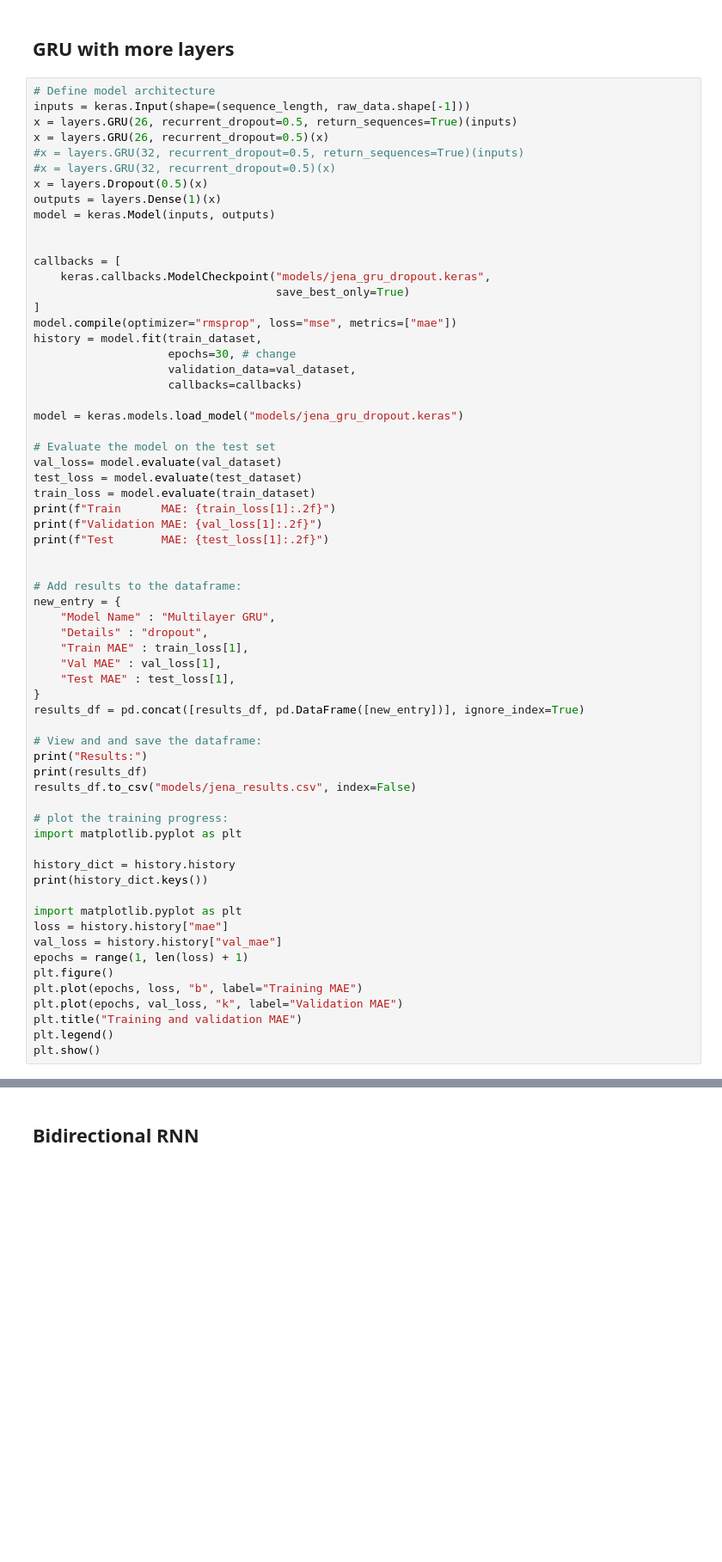
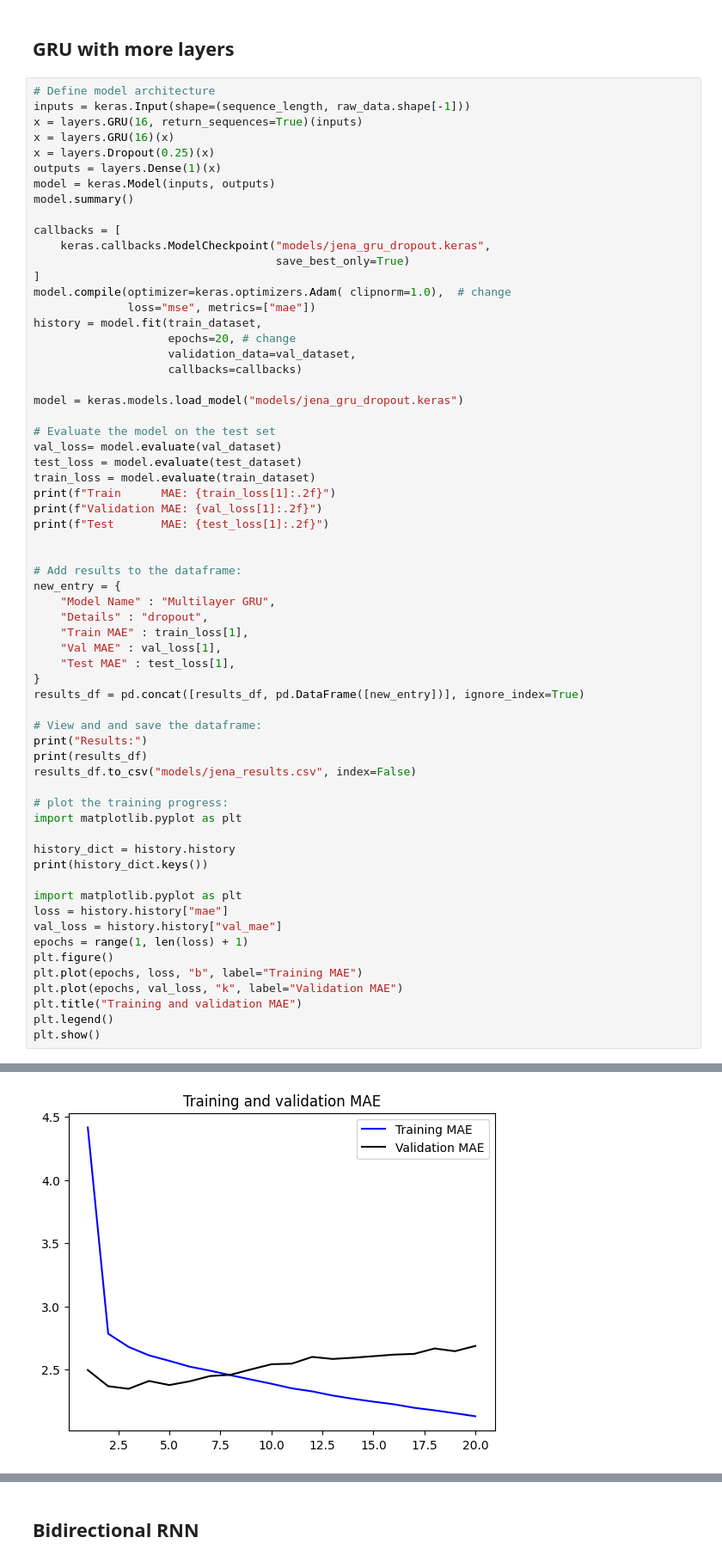
Before and after one commit to safeliquids/notebooks-for-NES2-2024, a Jupyter notebook: lecture_11/simple_time_series.ipynb, the cells around one changed output, grey strips where cells are left out. Shown at 86% size. Saved outputs shown, nothing was run; the diff lists cells and outputs as text; blank space fills up the shorter version.

```diff
--- a/lecture_11/simple_time_series.ipynb
+++ b/lecture_11/simple_time_series.ipynb
@@ -755,22 +770,21 @@ plot_predictions(test_dataset, model, 72)
 # %%
 # Define model architecture
 inputs = keras.Input(shape=(sequence_length, raw_data.shape[-1]))
-x = layers.GRU(26, recurrent_dropout=0.5, return_sequences=True)(inputs)
-x = layers.GRU(26, recurrent_dropout=0.5)(x)
-#x = layers.GRU(32, recurrent_dropout=0.5, return_sequences=True)(inputs)
-#x = layers.GRU(32, recurrent_dropout=0.5)(x)
-x = layers.Dropout(0.5)(x)
+x = layers.GRU(16, return_sequences=True)(inputs)
+x = layers.GRU(16)(x)
+x = layers.Dropout(0.25)(x)
 outputs = layers.Dense(1)(x)
 model = keras.Model(inputs, outputs)
-
+model.summary()
 
 callbacks = [
     keras.callbacks.ModelCheckpoint("models/jena_gru_dropout.keras",
                                     save_best_only=True)
 ]
-model.compile(optimizer="rmsprop", loss="mse", metrics=["mae"])
+model.compile(optimizer=keras.optimizers.Adam( clipnorm=1.0),  # change
+              loss="mse", metrics=["mae"])
 history = model.fit(train_dataset,
-                    epochs=30, # change
+                    epochs=20, # change
                     validation_data=val_dataset,
                     callbacks=callbacks)
 
@@ -837,3 +868,4 @@ Epoch 29/50
+[figure, added]
 # %%
 model = keras.models.load_model("models/jena_gru_dropout.keras")
 plot_predictions(test_dataset, model, 72)
```
Also changed, not shown: parts of 14 cells of this notebook.
